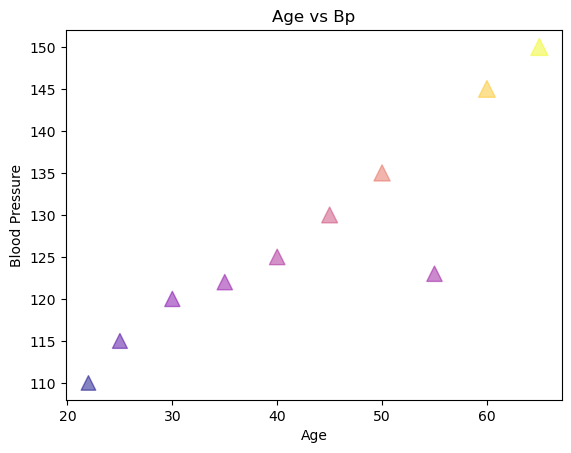
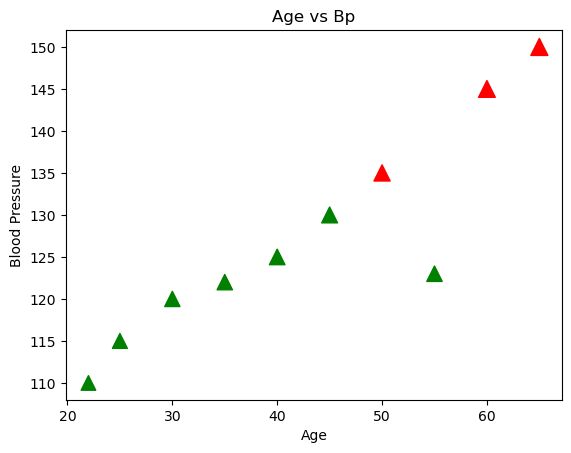
Unified diff of the notebook cell whose output changed from the first chart to the second:
--- before
+++ after
@@ -3,5 +3,5 @@
 
 colors = ["green" if x < 135 else "red" for x in bp]
-plt.scatter(age,blood_pressure,color=colors , s = bp , marker="^")
+plt.scatter(age,bp,color=colors , s = bp , marker="^")
 plt.title("Age vs Bp")
 plt.xlabel("Age")

Commit: Save current matplotlib work